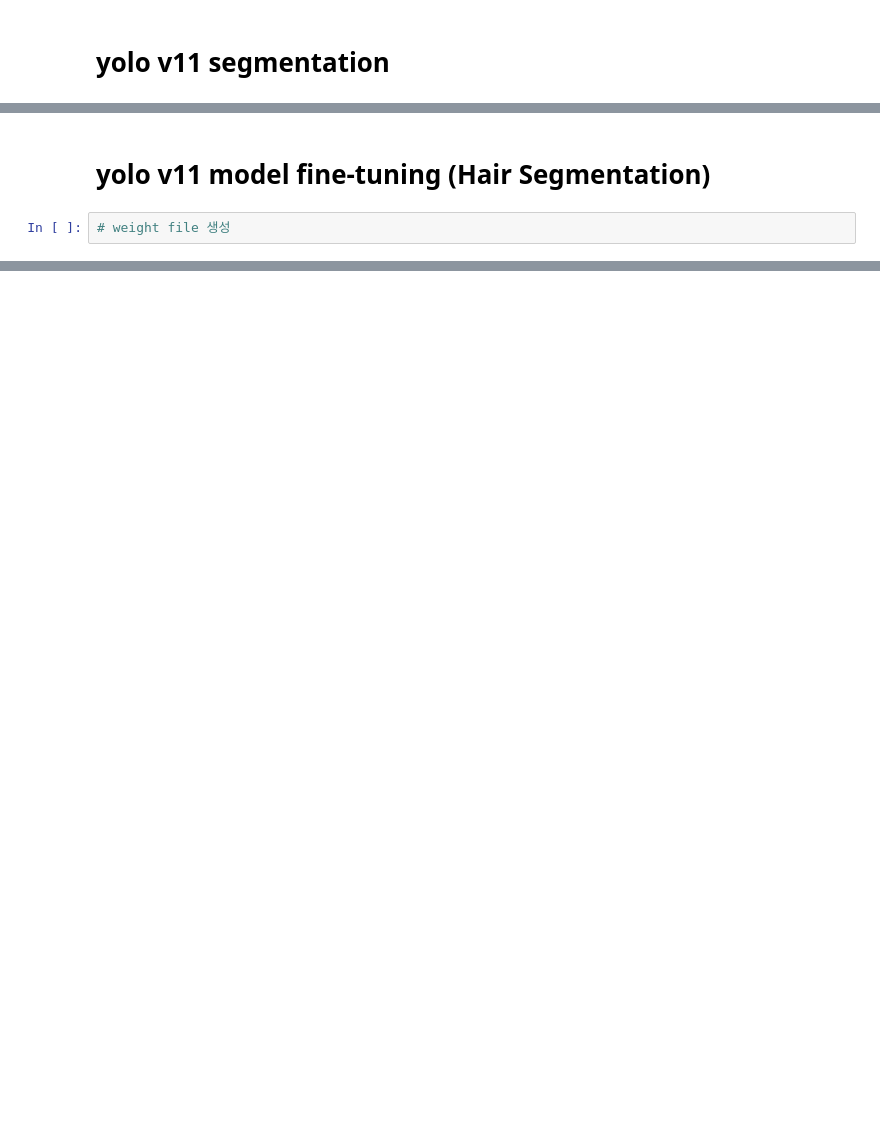
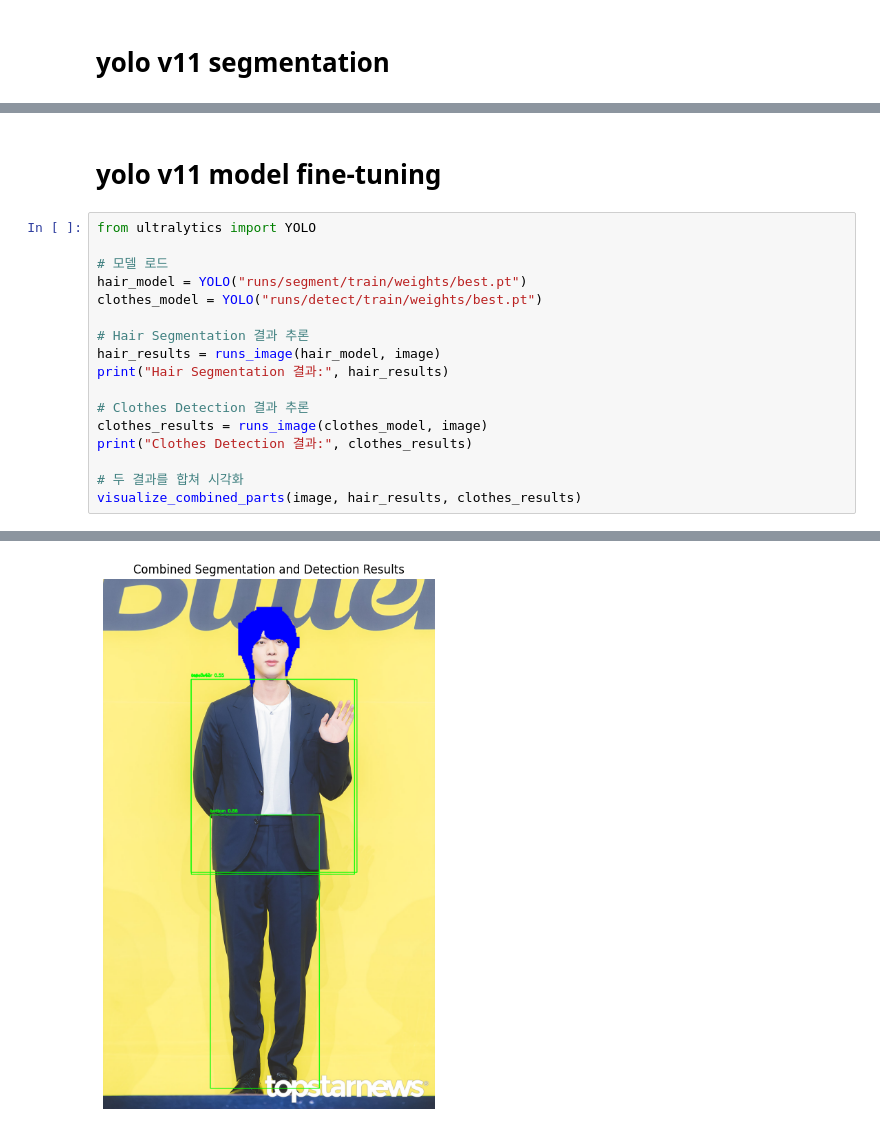
Before and after one commit to yeongjinHwang/MapleGenerator, a Jupyter notebook: main.ipynb, the cells around one changed output, grey strips where cells are left out. Drawn from its saved outputs; the diff is of its cells as text; blank space fills up the shorter version.

Commit message:
add HybridModel

```diff
--- a/main.ipynb
+++ b/main.ipynb
@@ -42,5 +43,21 @@ Speed: 4.0ms preprocess, 367.0ms inference, 2.0ms postprocess per image at shape
 [figure]
 # %% [markdown]
-# yolo v11 model fine-tuning (Hair Segmentation)
+# yolo v11 model fine-tuning
-# %%
-# weight file 생성
+# %%
+from ultralytics import YOLO
+
+# 모델 로드
+hair_model = YOLO("runs/segment/train/weights/best.pt")
+clothes_model = YOLO("runs/detect/train/weights/best.pt")
+
+# Hair Segmentation 결과 추론
+hair_results = runs_image(hair_model, image)
+print("Hair Segmentation 결과:", hair_results)
+
+# Clothes Detection 결과 추론
+clothes_results = runs_image(clothes_model, image)
+print("Clothes Detection 결과:", clothes_results)
+
+# 두 결과를 합쳐 시각화
+visualize_combined_parts(image, hair_results, clothes_results)
+# %% [output]
@@ -46,0 +77 @@ Speed: 4.0ms preprocess, 367.0ms inference, 2.0ms postprocess per image at shape
+[figure, added]
```
Also changed, not shown: parts of 3 cells of this notebook.
